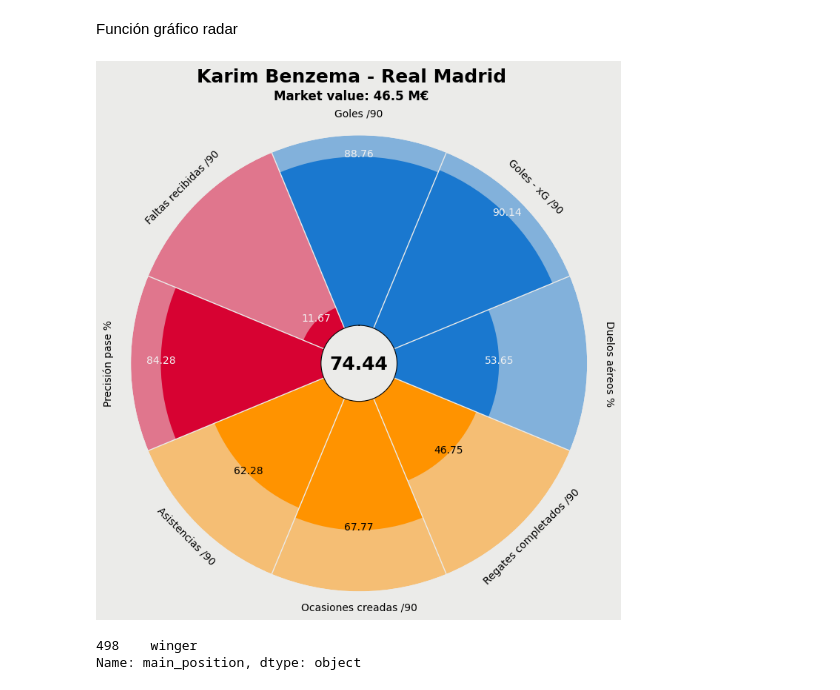
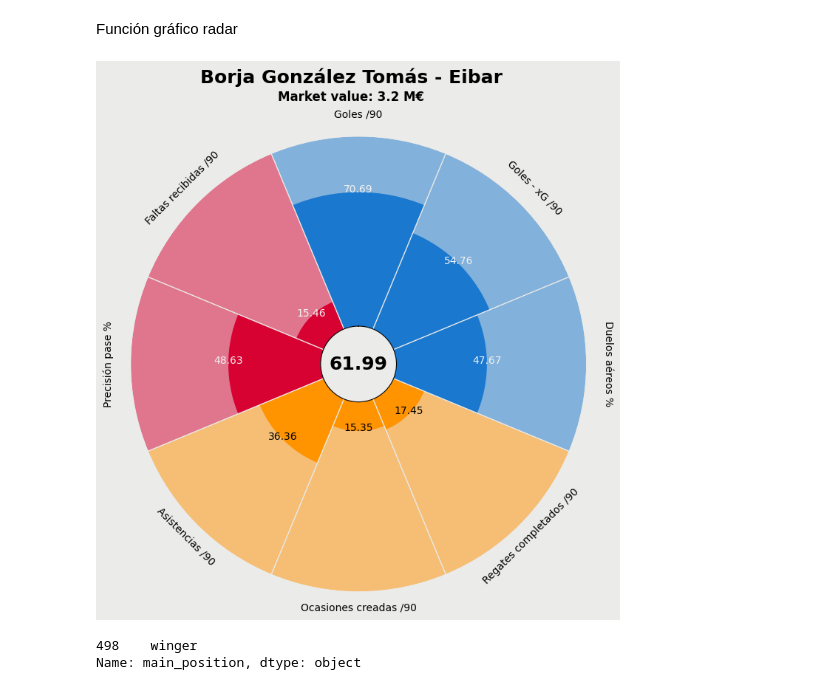
Before and after one commit to Germiprogramer/TFG-Agente-de-Scouting, a Jupyter notebook: graficos.ipynb, the cells around one changed output. Cells and saved outputs as stored; diff of their text form; code cells hidden in the pictures.

```diff
--- a/graficos.ipynb
+++ b/graficos.ipynb
@@ -235,9 +235,9 @@ def pizza_radar_jugador(player_name, df_percentils, df_total):
 
     plt.show()
 # %%
-pizza_radar_jugador("Karim Benzema", df_mezcla, df_total)
+pizza_radar_jugador("Borja González Tomás", df_mezcla, df_total)
 # %% [output]
-[figure, old version]
+[figure, new version]
 # %%
 assert "Memphis Depay" in df_percentil['player_name'].values
 print(df_total[df_total['player_name'] == "Memphis Depay"]['main_position'])
```
Also changed, not shown: parts of 2 cells of this notebook, 10 other files.
